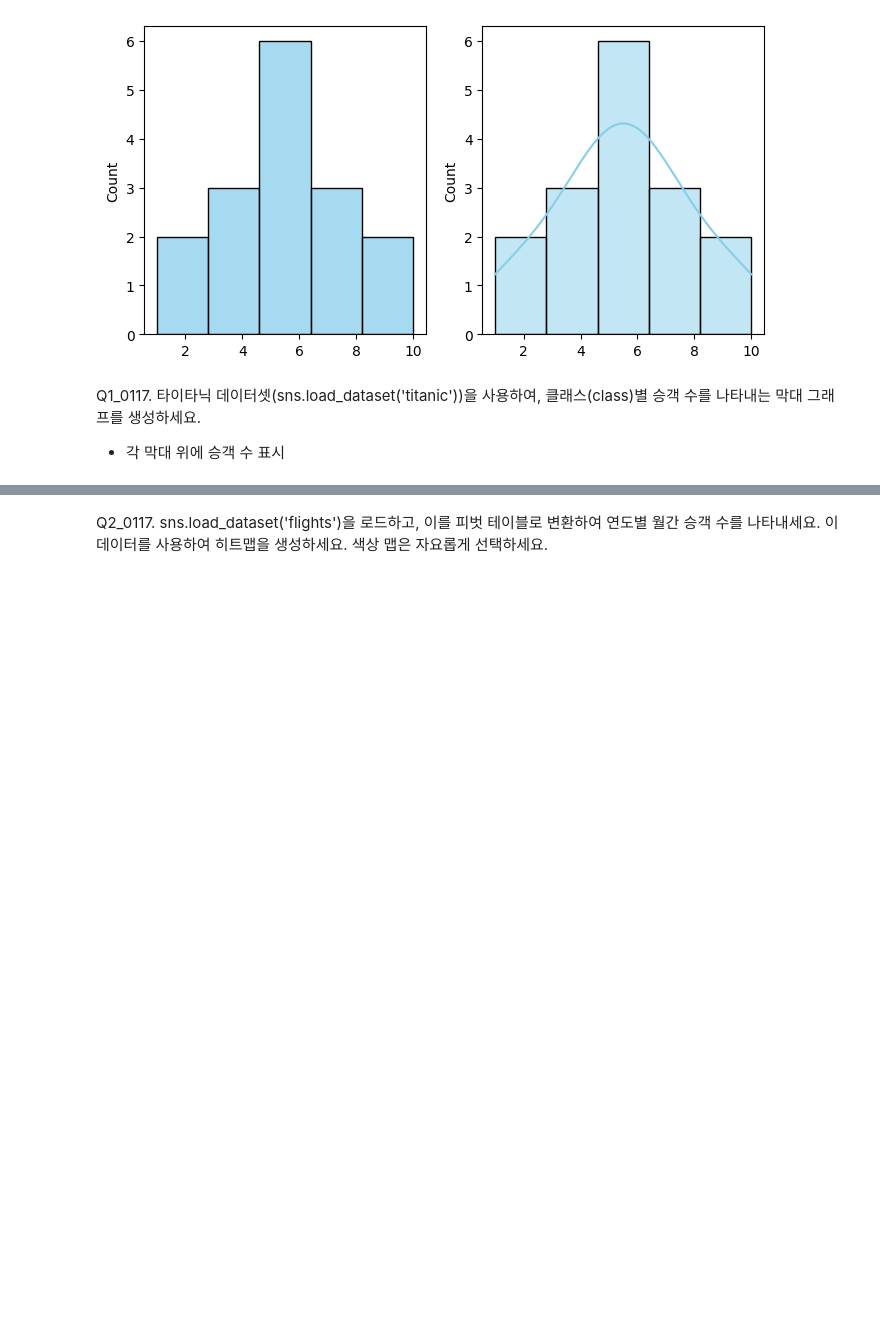
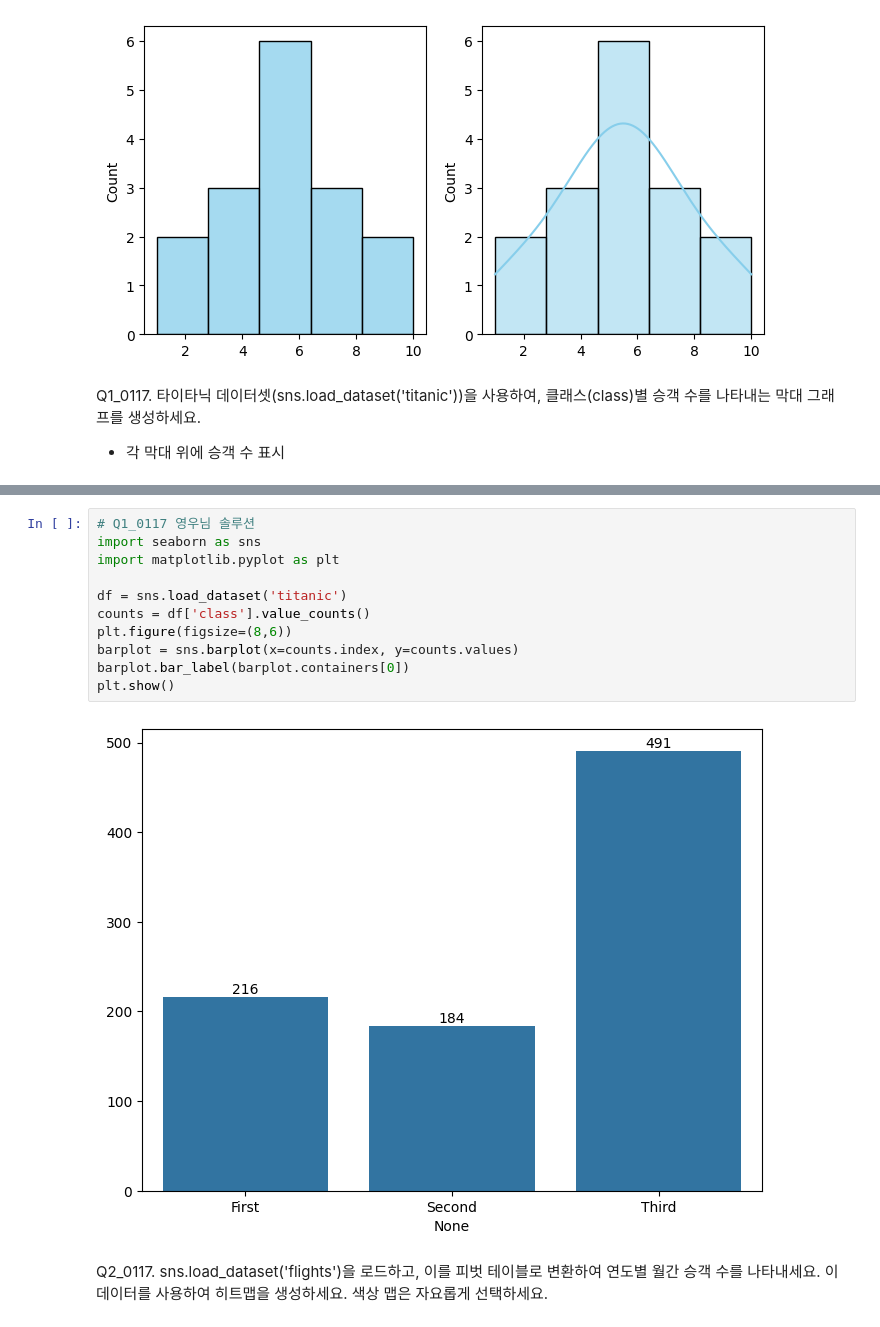
Before and after one commit to CrayonHanChan/kita_231026, a Jupyter notebook: m3_분석라이브러리/visualization/시각화2.ipynb, the cells around one changed output, grey strips where cells are left out. Saved outputs shown, nothing was run; the diff lists cells and outputs as text; blank space fills up the shorter version.

```diff
--- a/m3_분석라이브러리/visualization/시각화2.ipynb
+++ b/m3_분석라이브러리/visualization/시각화2.ipynb
@@ -542,2 +527,15 @@ Q1_0117. 타이타닉 데이터셋(sns.load_dataset('titanic'))을 사용하여,
+# %%
+# Q1_0117 영우님 솔루션
+import seaborn as sns
+import matplotlib.pyplot as plt
+
+df = sns.load_dataset('titanic')
+counts = df['class'].value_counts()
+plt.figure(figsize=(8,6))
+barplot = sns.barplot(x=counts.index, y=counts.values)
+barplot.bar_label(barplot.containers[0])
+plt.show()
+# %% [output]
+[figure, added]
 # %% [markdown]
 Q2_0117. sns.load_dataset('flights')을 로드하고, 이를 피벗 테이블로 변환하여 연도별 월간 승객 수를 나타내세요. 이 데이터를 사용하여 히트맵을 생성하세요. 색상 맵은 자요롭게 선택하세요.
```
Also changed, not shown: parts of 17 cells of this notebook, 33 other files.
